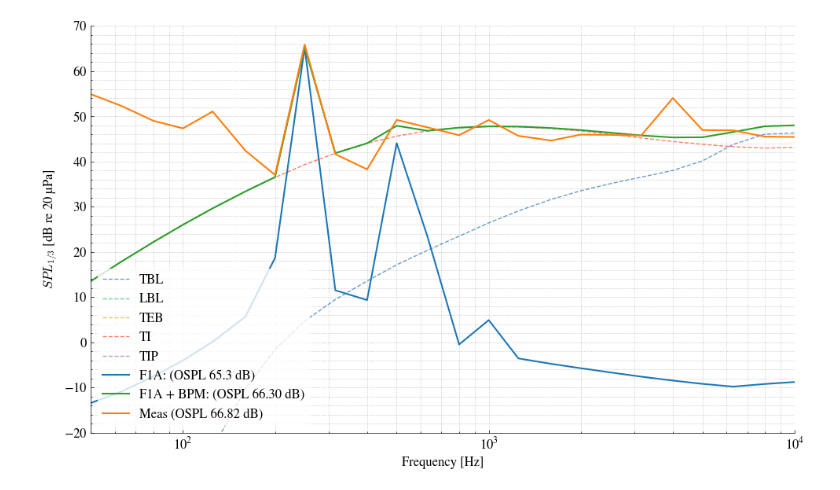
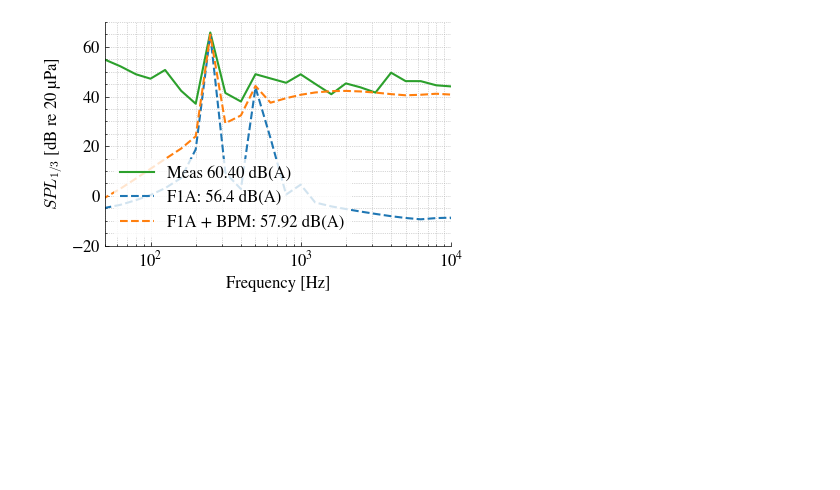
Before and after one commit to Frxljord/FastBEMT, a Jupyter notebook: Benchmarks/BPM.ipynb, the cells around one changed output. Saved outputs shown, nothing was run; the diff lists cells and outputs as text; code cells hidden in the pictures; blank space fills up the shorter version.

Commit message:
cleaned up propeller definition, comparison between BPM contour lines and measurement

```diff
--- a/Benchmarks/BPM.ipynb
+++ b/Benchmarks/BPM.ipynb
@@ -99,0 +134,14 @@ exp_spl_3oct = np.array(exp_spl_3oct)
+# %%
+fs = 1 / (t_final[1] - t_final[0])
+signal = pf.Signal(p_prop_only, fs, fft_norm='rms')
+clean_frequencies = signal.frequencies[np.newaxis, ...]
+clean_spl = pf.dsp.decibel(signal, domain='freq', log_reference=propeller.params.p_ref).T
+
+mask = (clean_frequencies >= f_low.cpu().numpy()[..., np.newaxis]) & \
+       (clean_frequencies <= f_high.cpu().numpy()[..., np.newaxis])
+
+# 4. Convert SPL to Power
+p_raw = 10 ** (clean_spl / 10)
+p_band = mask @ p_raw
+clean_spl_3oct = 10 * np.log10(p_band)
+clean_spl_3oct[p_band == 0] = -np.inf
@@ -117,7 +179,7 @@ def calc_oaspl(spl_array, freqs, weighted=False):
         a_offsets = get_a_weighting(f)
         spl = spl + a_offsets
 
-    return 10 * np.log10(np.sum(10**(spl[f >= 0.9*blade_passing_freq] / 10)))
+    return 10 * np.log10(np.sum(10**(spl[f >= 0.9/propeller.params.blade_passing_period] / 10)))
 # %%
 L_total = 10 * torch.log10(
     10 ** (f1a_spl_3oct / 10)
@@ -128,51 +190,51 @@ color_5e = 'tab:blue'
 color_7e = 'tab:orange'
 color_8e = 'tab:green'
 
 # Values for labels
 ospl_f1a = calc_oaspl(f1a_spl_3oct.cpu().numpy()[:, 0], propeller.third_octave_freqs, weighted=False)
 oaspl_f1a = calc_oaspl(f1a_spl_3oct.cpu().numpy()[:, 0], propeller.third_octave_freqs, weighted=True)
 
-ospl_exp = calc_oaspl(exp_spl_3oct, propeller.third_octave_freqs, weighted=False)
-oaspl_exp = calc_oaspl(exp_spl_3oct, propeller.third_octave_freqs, weighted=True)
+# ospl_exp = calc_oaspl(exp_spl_3oct, propeller.third_octave_freqs, weighted=False)
+# oaspl_exp = calc_oaspl(exp_spl_3oct, propeller.third_octave_freqs, weighted=True)
+
+clean_ospl_exp = calc_oaspl(clean_spl_3oct.squeeze(), propeller.third_octave_freqs, weighted=False)
+clean_oaspl_exp = calc_oaspl(clean_spl_3oct.squeeze(), propeller.third_octave_freqs, weighted=True)
 
 ospl_tot = calc_oaspl(L_total.cpu().numpy()[:, 0], propeller.third_octave_freqs, weighted=False)
 oaspl_tot = calc_oaspl(L_total.cpu().numpy()[:, 0], propeller.third_octave_freqs, weighted=True)
 
-# plt.figure(figsize=(4.5, 3))
-plt.figure(figsize=(10, 6))
+plt.figure(figsize=(4.5, 3))
+# plt.figure(figsize=(10, 6))
 
 # Components (keeping these simpler to avoid legend clutter)
-plt.semilogx(propeller.third_octave_freqs.cpu().numpy(), propeller.spl_breakdown['tbl'][:, 0], '--', alpha=0.6, label='TBL')
-plt.semilogx(propeller.third_octave_freqs.cpu().numpy(), propeller.spl_breakdown['lbl'][:, 0], '--', alpha=0.6, label='LBL')
-plt.semilogx(propeller.third_octave_freqs.cpu().numpy(), propeller.spl_breakdown['teb'][:, 0], '--', alpha=0.6, label='TEB')
-plt.semilogx(propeller.third_octave_freqs.cpu().numpy(), propeller.spl_breakdown['ti'][:, 0], '--', alpha=0.6, label='TI')
-plt.semilogx(propeller.third_octave_freqs.cpu().numpy(), propeller.spl_breakdown['tv'][:, 0], '--', alpha=0.6, label='TIP')
+# plt.semilogx(propeller.third_octave_freqs.cpu().numpy(), propeller.spl_breakdown['tbl'][:, 0], '--', alpha=0.6, label='TBL')
+# plt.semilogx(propeller.third_octave_freqs.cpu().numpy(), propeller.spl_breakdown['lbl'][:, 0], '--', alpha=0.6, label='LBL')
+# plt.semilogx(propeller.third_octave_freqs.cpu().numpy(), propeller.spl_breakdown['teb'][:, 0], '--', alpha=0.6, label='TEB')
+# plt.semilogx(propeller.third_octave_freqs.cpu().numpy(), propeller.spl_breakdown['ti'][:, 0], '--', alpha=0.6, label='TI')
+# plt.semilogx(propeller.third_octave_freqs.cpu().numpy(), propeller.spl_breakdown['tv'][:, 0], '--', alpha=0.6, label='TIP')
 
-plt.semilogx(propeller.third_octave_freqs.cpu().numpy(), f1a_spl_3oct.cpu().numpy()[:, 0],
-             label=f'F1A: (OSPL {ospl_f1a:.1f} dB)', color=color_5e, linewidth=1.5)
-plt.semilogx(propeller.third_octave_freqs.cpu().numpy(), L_total.cpu().numpy()[:, 0], '-',
-             label=f'F1A + BPM: (OSPL {ospl_tot:.2f} dB)', color=color_8e, linewidth=1.5)
-plt.semilogx(propeller.third_octave_freqs.cpu().numpy(), exp_spl_3oct, '-',
-             label=f'Meas (OSPL {ospl_exp:.2f} dB)', color=color_7e, linewidth=1.5)
+plt.semilogx(propeller.third_octave_freqs.cpu().numpy(), clean_spl_3oct, '-',
+             label=f'Meas {clean_oaspl_exp:.2f} dB(A)', color=color_8e, linewidth=1.5)
+plt.semilogx(propeller.third_octave_freqs.cpu().numpy(), f1a_spl_3oct.cpu().numpy()[:, 0], '--',
+             label=f'F1A: {oaspl_f1a:.1f} dB(A)', color=color_5e, linewidth=1.5)
+plt.semilogx(propeller.third_octave_freqs.cpu().numpy(), L_total.cpu().numpy()[:, 0], '--',
+             label=f'F1A + BPM: {oaspl_tot:.2f} dB(A)', color=color_7e, linewidth=1.5)
 
-
-# max_f = np.max(propeller.freq.cpu().numpy())
-# harmonic_freqs = np.arange(blade_passing_freq, max_f, blade_passing_freq)
-# for bpf in harmonic_freqs:
-#     plt.axvline(bpf, color='red', linestyle='--', linewidth=0.8, alpha=0.2)
+# plt.semilogx(propeller.third_octave_freqs.cpu().numpy(), exp_spl_3oct, '-',
+#              label=f'Meas {oaspl_exp:.2f} dB(A)', linewidth=1.5)
 
 plt.xlabel('Frequency [Hz]', fontsize=12)
 plt.ylabel('$SPL_{1/3}$ [dB re 20 µPa]', fontsize=12)
 plt.xticks(fontsize=12)
 plt.yticks(fontsize=12)
 plt.grid(True, which='both', ls=':')
 plt.legend(loc='lower left', fontsize=12, frameon=True, edgecolor='none')
 plt.gca().spines[['top', 'right']].set_visible(False)
 plt.gca().tick_params(top=False, right=False, which='both')
 plt.xlim(50, 10000)
 plt.ylim(-20, 70)
 plt.tight_layout()
 plt.savefig('../Figures/BPM_val.pdf', dpi=200)
 plt.show()
 # %% [output]
-[figure, old version]
+[figure, new version]
```
Also changed, not shown: parts of 9 cells of this notebook, 8 other files.
